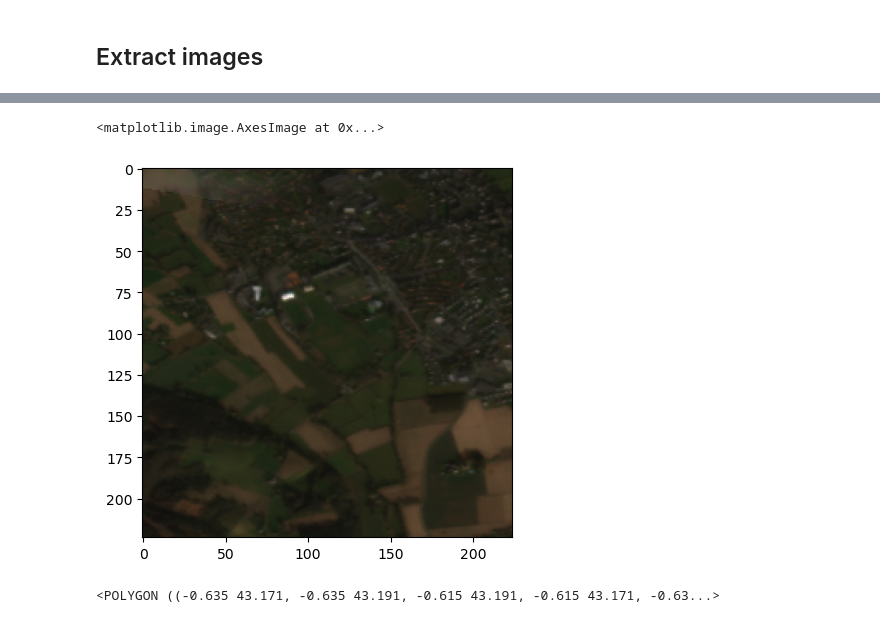
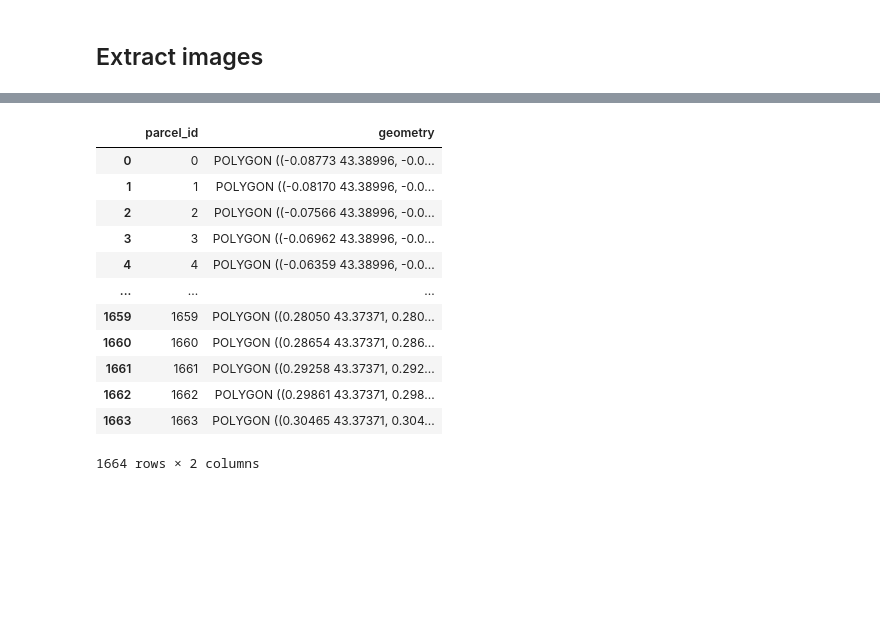
Before and after one commit to kerner-lab/slice, a Jupyter notebook: data/data.ipynb, the cells around one changed output, grey strips where cells are left out. Drawn from its saved outputs; the diff is of its cells as text; code cells hidden in the pictures; blank space fills up the shorter version.

```diff
--- a/data/data.ipynb
+++ b/data/data.ipynb
@@ -168,27 +188,0 @@ with open(csv_file, 'w') as f_csv:
-# %%
-import numpy as np
-import matplotlib.pyplot as plt
-
-# for i in range(50):
-record_str = next(iterator)
-ex = tf.train.Example.FromString(record_str)
-
-min_lon = min(ex.features.feature['longitude'].float_list.value)
-max_lon = max(ex.features.feature['longitude'].float_list.value)
-min_lat = min(ex.features.feature['latitude'].float_list.value)
-max_lat = max(ex.features.feature['latitude'].float_list.value)
-
-
-features = []
-for satellite_feature in satellite_features:
-    feature = (ex.features.feature[satellite_feature].float_list.value)
-    feature = np.array(feature)
-    feature = feature.reshape((224, 224, 1))
-    # feature = np.flip(feature, axis=0)
-    features.append(feature)
-
-image = np.concatenate(features, axis=2)
-plt.imshow(image/np.max(image))
-# %% [output]
-<matplotlib.image.AxesImage at 0x...>
-[figure, removed]
@@ -200,11 +189,17 @@ max_lat = max(ex.features.feature['latitude'].float_list.value)
-# %%
-roi = Polygon([
-    [min_lon, min_lat],
-    [min_lon, max_lat],
-    [max_lon, max_lat],
-    [max_lon, min_lat],
-])
-roi
-# %% [output]
-<POLYGON ((-0.635 43.171, -0.635 43.191, -0.615 43.191, -0.615 43.171, -0.63...>
+# %%
+df
+# %% [output]
+|  | parcel_id | geometry |
+| 0 | 0 | POLYGON ((-0.08773 43.38996, -0.0... |
+| 1 | 1 | POLYGON ((-0.08170 43.38996, -0.0... |
+| 2 | 2 | POLYGON ((-0.07566 43.38996, -0.0... |
+| 3 | 3 | POLYGON ((-0.06962 43.38996, -0.0... |
+| 4 | 4 | POLYGON ((-0.06359 43.38996, -0.0... |
+| ... | ... | ... |
+| 1659 | 1659 | POLYGON ((0.28050 43.37371, 0.280... |
+| 1660 | 1660 | POLYGON ((0.28654 43.37371, 0.286... |
+| 1661 | 1661 | POLYGON ((0.29258 43.37371, 0.292... |
+| 1662 | 1662 | POLYGON ((0.29861 43.37371, 0.298... |
+| 1663 | 1663 | POLYGON ((0.30465 43.37371, 0.304... |
+1664 rows × 2 columns
 # %%
```
Also changed, not shown: parts of 12 cells of this notebook, 1 other file.
